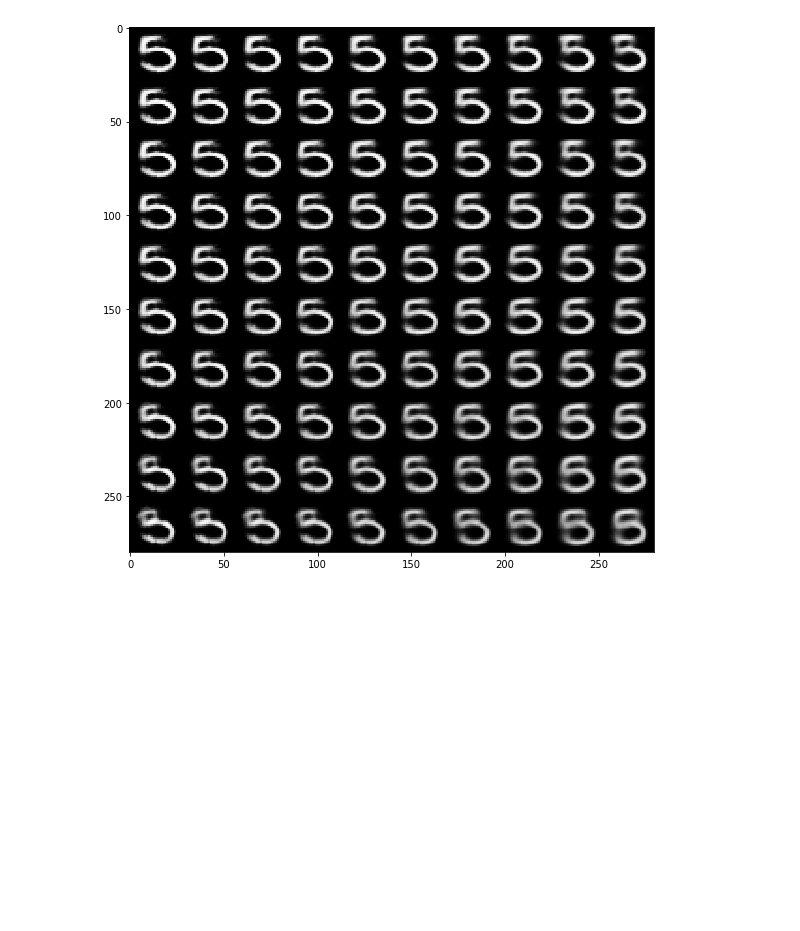
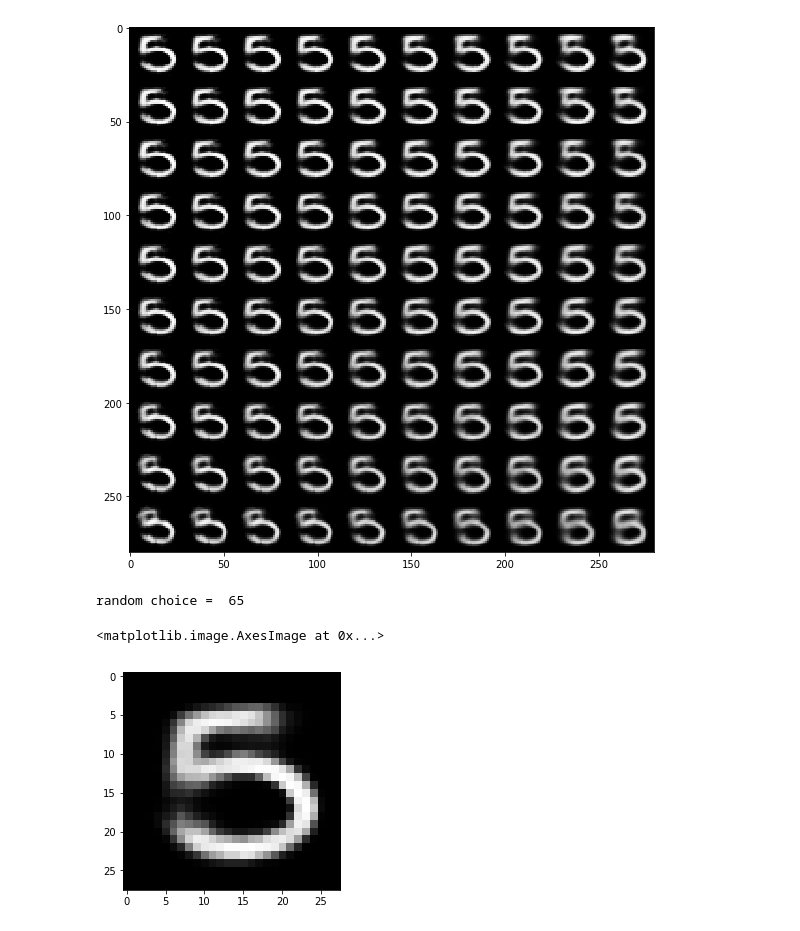
Before and after one commit to jeffersonquispe/autoencoder, a Jupyter notebook: vae.ipynb, the cells around one changed output. Cells and saved outputs as stored; diff of their text form; code cells hidden in the pictures; blank space fills up the shorter version.

Commit message:
drawing image from a input text

```diff
--- a/vae.ipynb
+++ b/vae.ipynb
@@ -416,10 +416,19 @@ for i, yi in enumerate(x_values):
 # %%
 import numpy as np
 
 input_text = '5'
 
 number = int(input_text)
 rn     = np.random.randint(N)
 
+print('random choice = ', rn)
 z_mu   = np.array([samples[number][rn]]*vae.batch_size)
 x_mean = vae_2d.generate(z_mu)
+
+img    = x_mean[0].reshape(28, 28)
+
+plt.imshow(img, cmap="gray")
+# %% [output]
+random choice =  65
+<matplotlib.image.AxesImage at 0x...>
+[figure, added]
```
